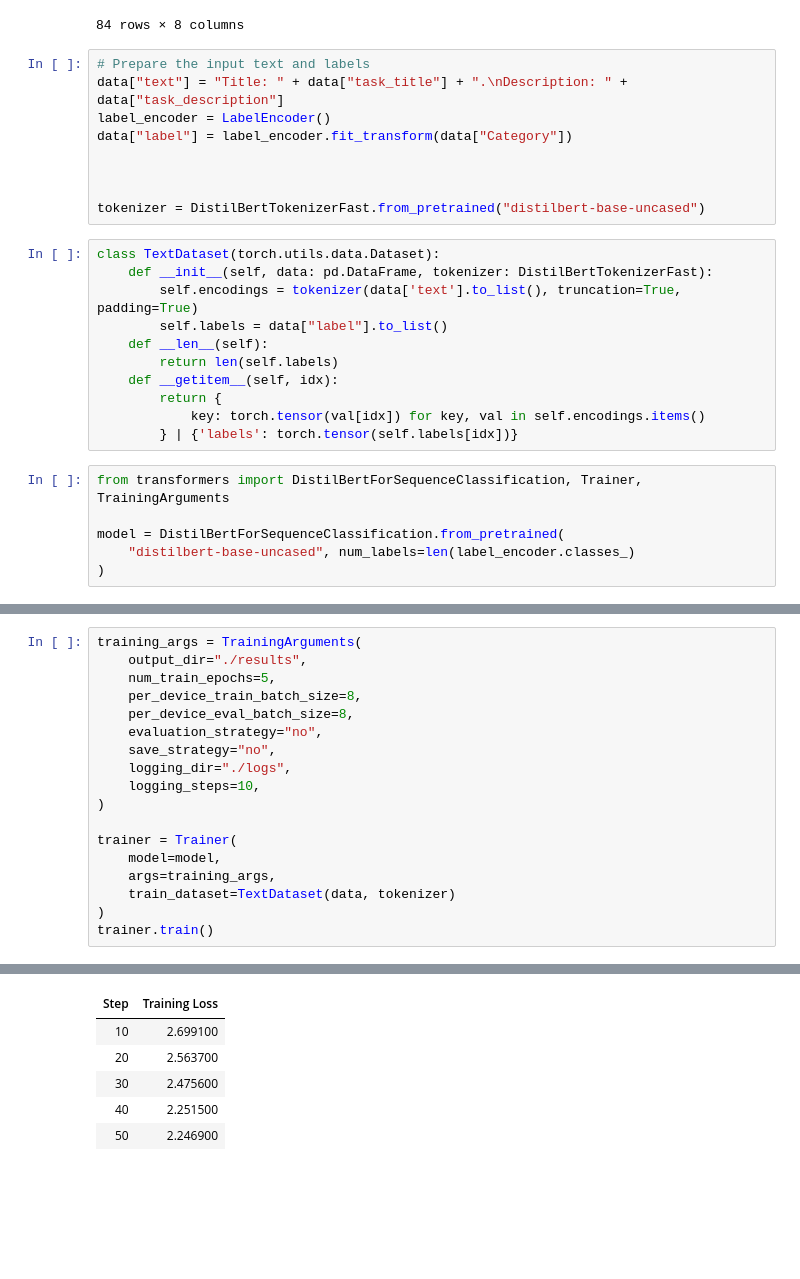
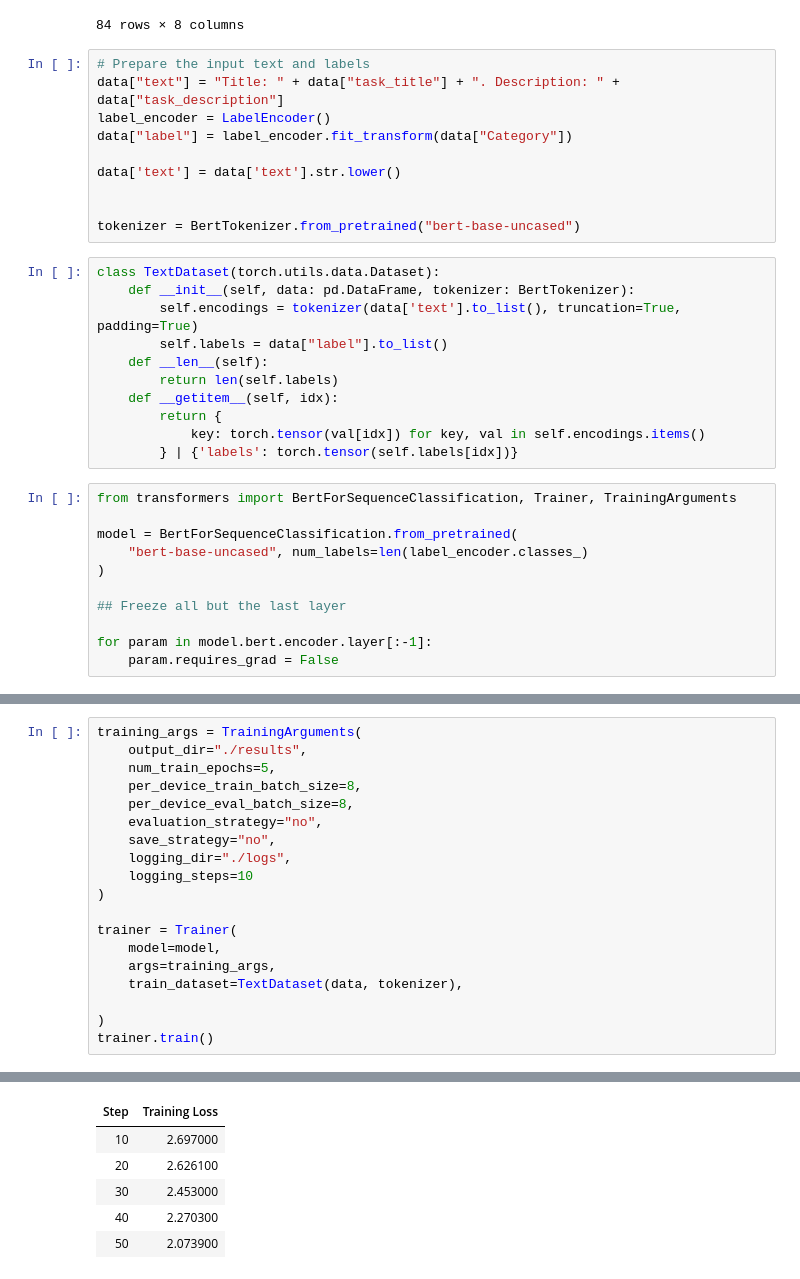
Before and after one commit to jacb1729/The-Apprentice, a Jupyter notebook: notebook.ipynb, the cells around one changed output, grey strips where cells are left out. Saved outputs shown, nothing was run; the diff lists cells and outputs as text; blank space fills up the shorter version.

```diff
--- a/notebook.ipynb
+++ b/notebook.ipynb
@@ -321,16 +323,17 @@ data
 84 rows × 8 columns
 # %%
 # Prepare the input text and labels
-data["text"] = "Title: " + data["task_title"] + ".\nDescription: " + data["task_description"]
+data["text"] = "Title: " + data["task_title"] + ". Description: " + data["task_description"]
 label_encoder = LabelEncoder()
 data["label"] = label_encoder.fit_transform(data["Category"])
 
+data['text'] = data['text'].str.lower()
 
 
-tokenizer = DistilBertTokenizerFast.from_pretrained("distilbert-base-uncased")
+tokenizer = BertTokenizer.from_pretrained("bert-base-uncased")
 # %%
 class TextDataset(torch.utils.data.Dataset):
-    def __init__(self, data: pd.DataFrame, tokenizer: DistilBertTokenizerFast):
+    def __init__(self, data: pd.DataFrame, tokenizer: BertTokenizer):
         self.encodings = tokenizer(data['text'].to_list(), truncation=True, padding=True)
         self.labels = data["label"].to_list()
     def __len__(self):
@@ -340,9 +343,14 @@ class TextDataset(torch.utils.data.Dataset):
             key: torch.tensor(val[idx]) for key, val in self.encodings.items()
         } | {'labels': torch.tensor(self.labels[idx])}
 # %%
-from transformers import DistilBertForSequenceClassification, Trainer, TrainingArguments
+from transformers import BertForSequenceClassification, Trainer, TrainingArguments
 
-model = DistilBertForSequenceClassification.from_pretrained(
-    "distilbert-base-uncased", num_labels=len(label_encoder.classes_)
+model = BertForSequenceClassification.from_pretrained(
+    "bert-base-uncased", num_labels=len(label_encoder.classes_)
 )
+
+## Freeze all but the last layer
+
+for param in model.bert.encoder.layer[:-1]:
+    param.requires_grad = False
 # %% [output]
@@ -357,13 +365,14 @@ training_args = TrainingArguments(
     evaluation_strategy="no",
     save_strategy="no",
     logging_dir="./logs",
-    logging_steps=10,
+    logging_steps=10
 )
 
 trainer = Trainer(
     model=model,
     args=training_args,
-    train_dataset=TextDataset(data, tokenizer)
+    train_dataset=TextDataset(data, tokenizer),
+
 )
 trainer.train()
 # %% [output]
@@ -371,6 +380,6 @@ trainer.train()
 | Step | Training Loss |
-| 10 | 2.699100 |
-| 20 | 2.563700 |
-| 30 | 2.475600 |
-| 40 | 2.251500 |
-| 50 | 2.246900 |
+| 10 | 2.697000 |
+| 20 | 2.626100 |
+| 30 | 2.453000 |
+| 40 | 2.270300 |
+| 50 | 2.073900 |
```
Also changed, not shown: parts of 10 cells of this notebook.
